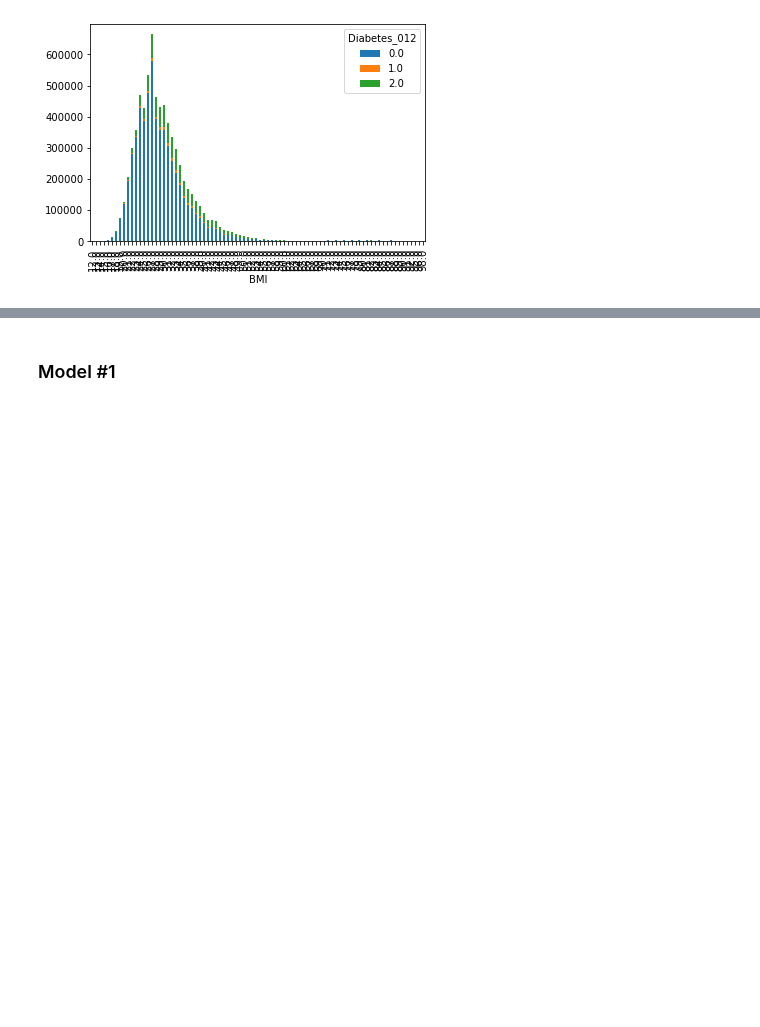
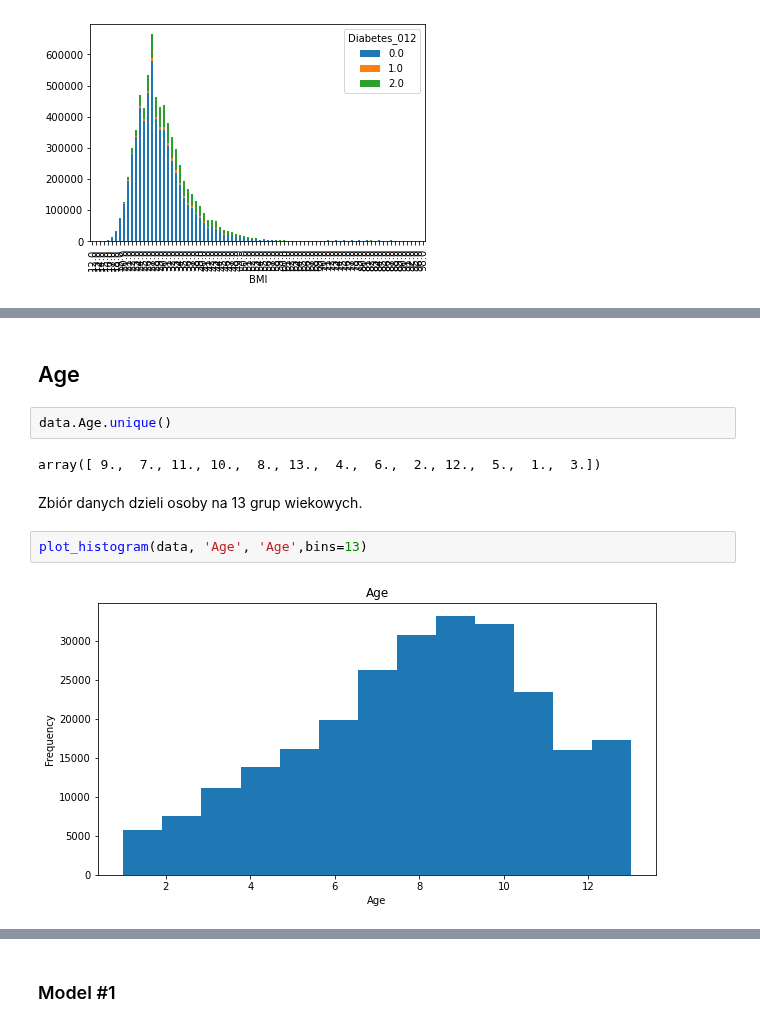
Before and after one commit to CarJung/Uni, a Jupyter notebook: diabetes/Projekt.ipynb, the cells around one changed output, grey strips where cells are left out. Cells and saved outputs as stored; diff of their text form; blank space fills up the shorter version.

```diff
--- a/diabetes/Projekt.ipynb
+++ b/diabetes/Projekt.ipynb
@@ -198,0 +239,12 @@ df_agg.plot(kind='bar', stacked=True)
+# %% [markdown]
+## Age
+# %%
+data.Age.unique()
+# %% [output]
+array([ 9.,  7., 11., 10.,  8., 13.,  4.,  6.,  2., 12.,  5.,  1.,  3.])
+# %% [markdown]
+Zbiór danych dzieli osoby na 13 grup wiekowych.
+# %%
+plot_histogram(data, 'Age', 'Age',bins=13)
+# %% [output]
+[figure, added]
```
Also changed, not shown: parts of 17 cells of this notebook.
